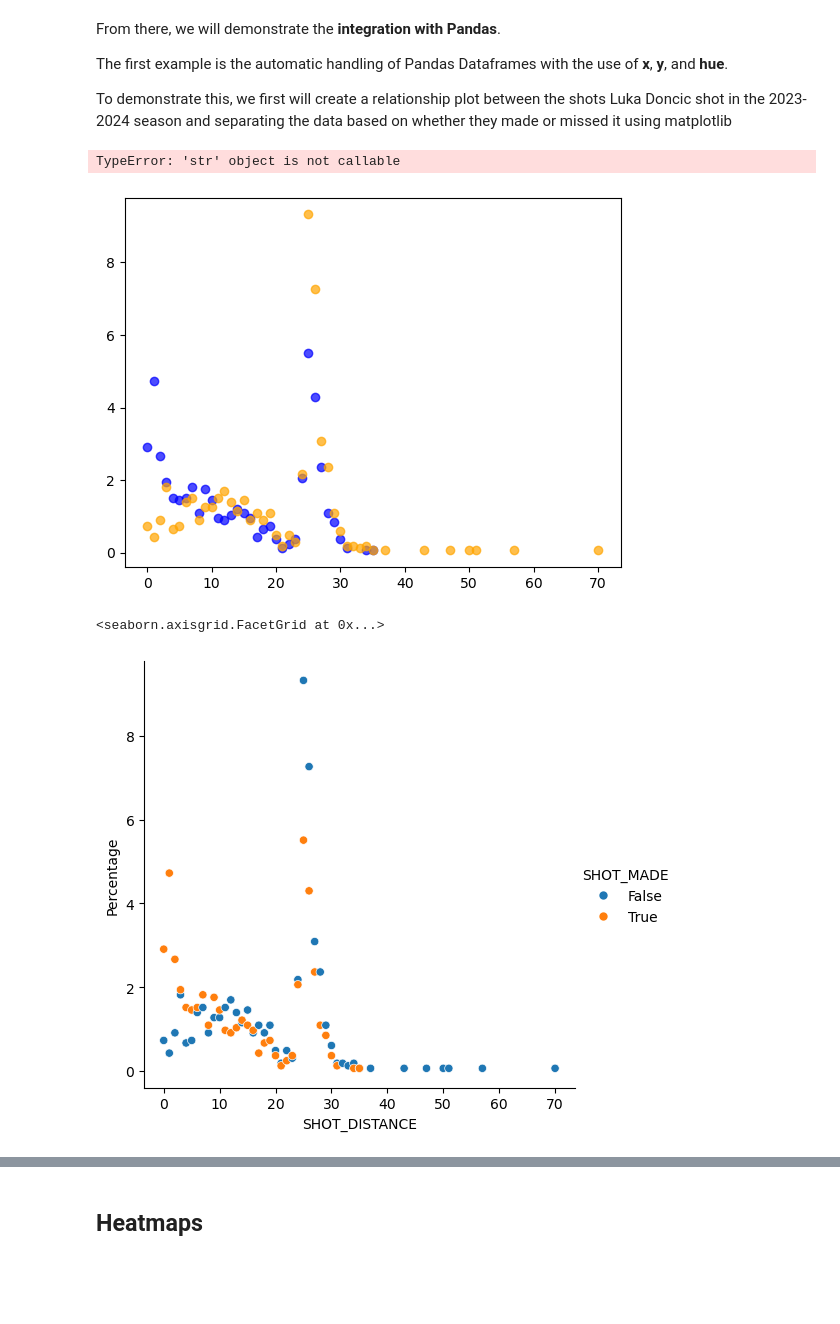
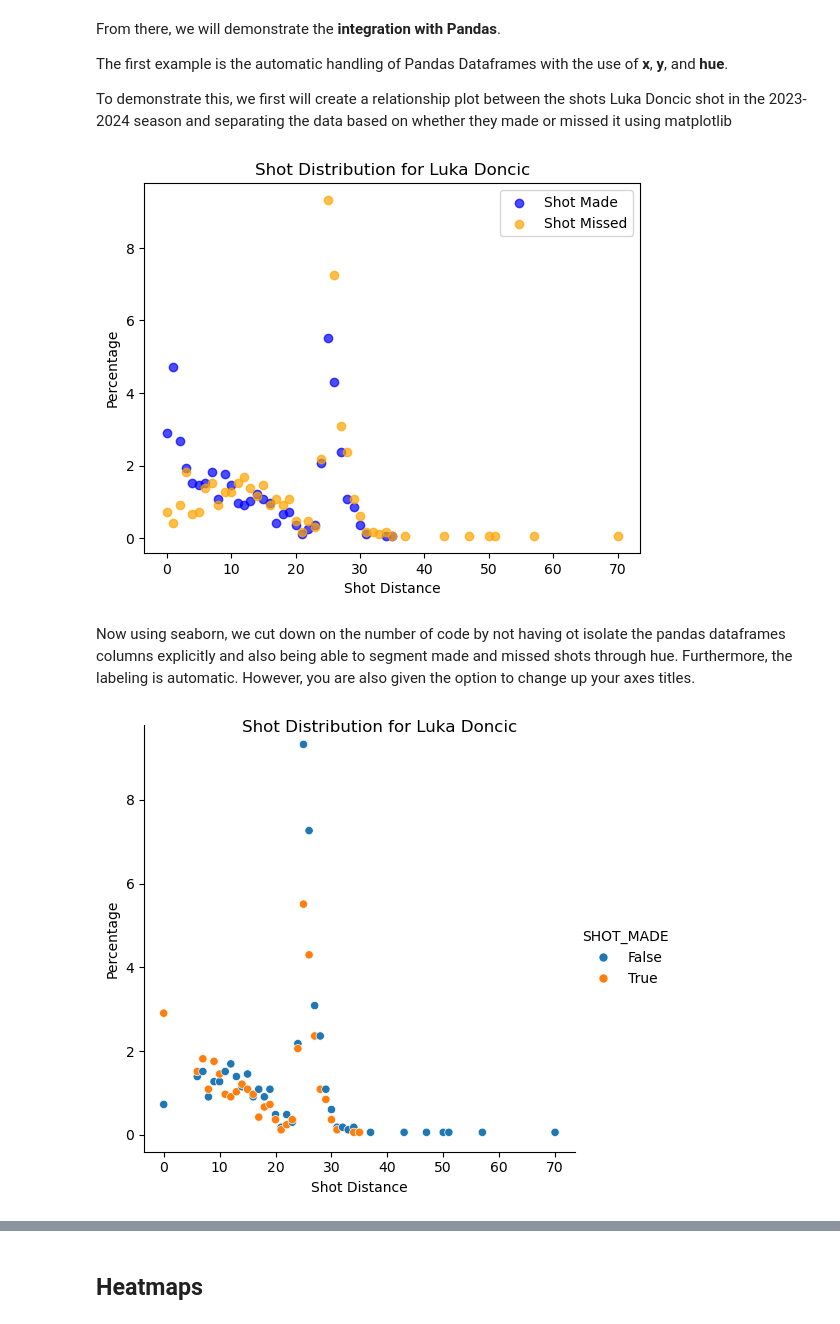
Before and after one commit to mathewh22/seaborn_lightning_talk, a Jupyter notebook: demo.ipynb, the cells around one changed output, grey strips where cells are left out. Cells and saved outputs as stored; diff of their text form; code cells hidden in the pictures; blank space fills up the shorter version.

```diff
--- a/demo.ipynb
+++ b/demo.ipynb
@@ -107,21 +107,24 @@ To demonstrate this, we first will create a relationship plot between the shots
 # %%
 luka_data = shot_list[0]
 made_shots = luka_data[luka_data['SHOT_MADE']== True]
 missed_shots = luka_data[luka_data['SHOT_MADE']== False]
 
 
 plt.scatter(made_shots['SHOT_DISTANCE'], made_shots['Percentage'], color = 'blue', label = 'Shot Made', alpha = 0.7)
 plt.scatter(missed_shots['SHOT_DISTANCE'], missed_shots['Percentage'], color = 'orange', label = 'Shot Missed', alpha = 0.7)
-plt.xlabel('SHOT_DISTANCE')
+plt.xlabel('Shot Distance')
 plt.ylabel('Percentage')
 plt.title('Shot Distribution for Luka Doncic')
 plt.legend()
 plt.show()
 # %% [output]
-TypeError: 'str' object is not callable
-[figure, old version]
+[figure, new version]
+# %% [markdown]
+Now using seaborn, we cut down on the number of code by not having ot isolate the pandas dataframes columns explicitly and also being able to segment made and missed shots through hue. Furthermore, the labeling is automatic. However, you are also given the option to change up your axes titles.
 # %%
-sns.relplot(data = shot_list[0], x = "SHOT_DISTANCE", y = "Percentage",  hue = 'SHOT_MADE')
+sbplt = sns.relplot(data = shot_list[0], x = "SHOT_DISTANCE", y = "Percentage",  hue = 'SHOT_MADE')
+sbplt.set_axis_labels('Shot Distance')
+sbplt.figure.suptitle('Shot Distribution for Luka Doncic')
+plt.show()
 # %% [output]
-<seaborn.axisgrid.FacetGrid at 0x...>
-[figure, old version]
+[figure, new version]
```
Also changed, not shown: parts of 2 cells of this notebook.
